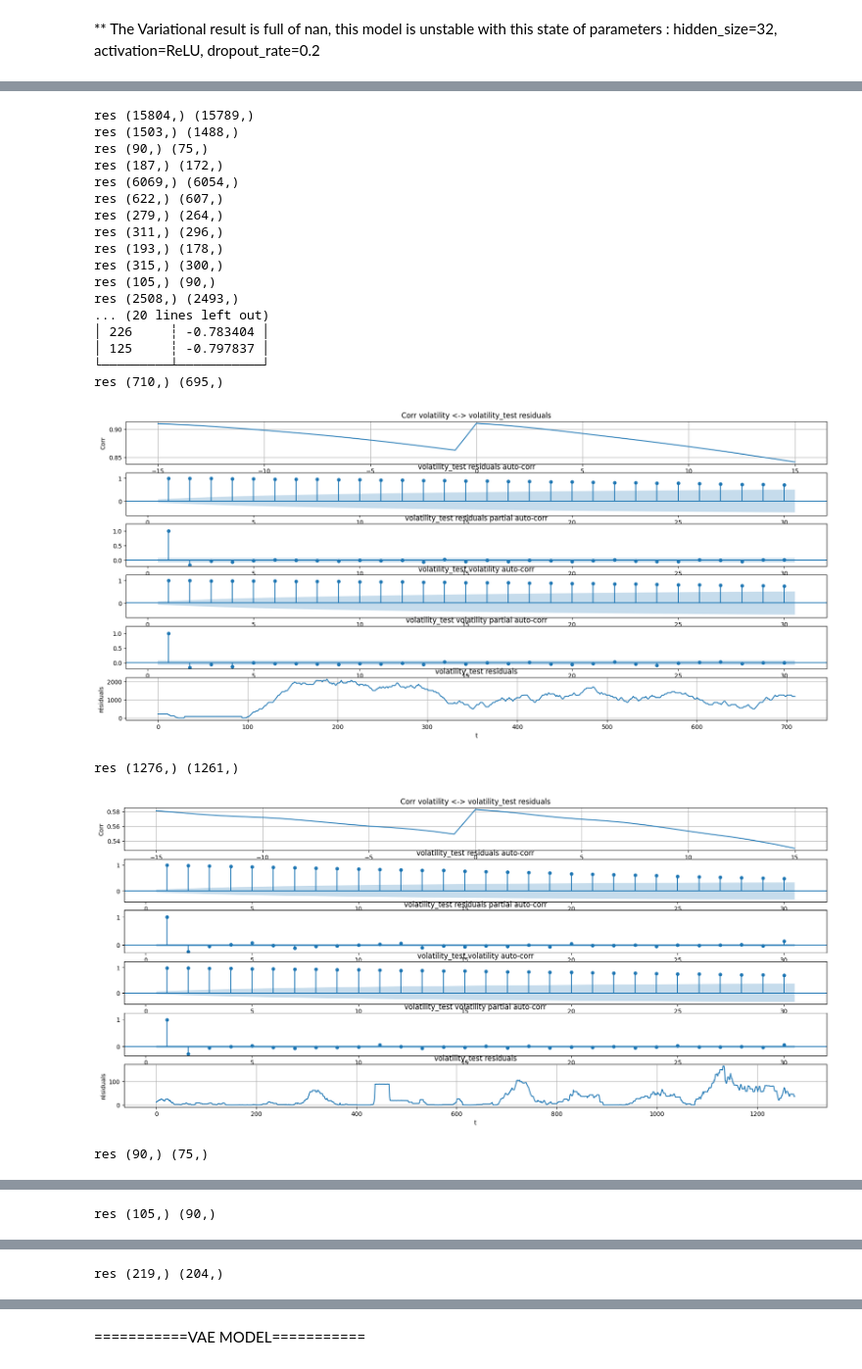
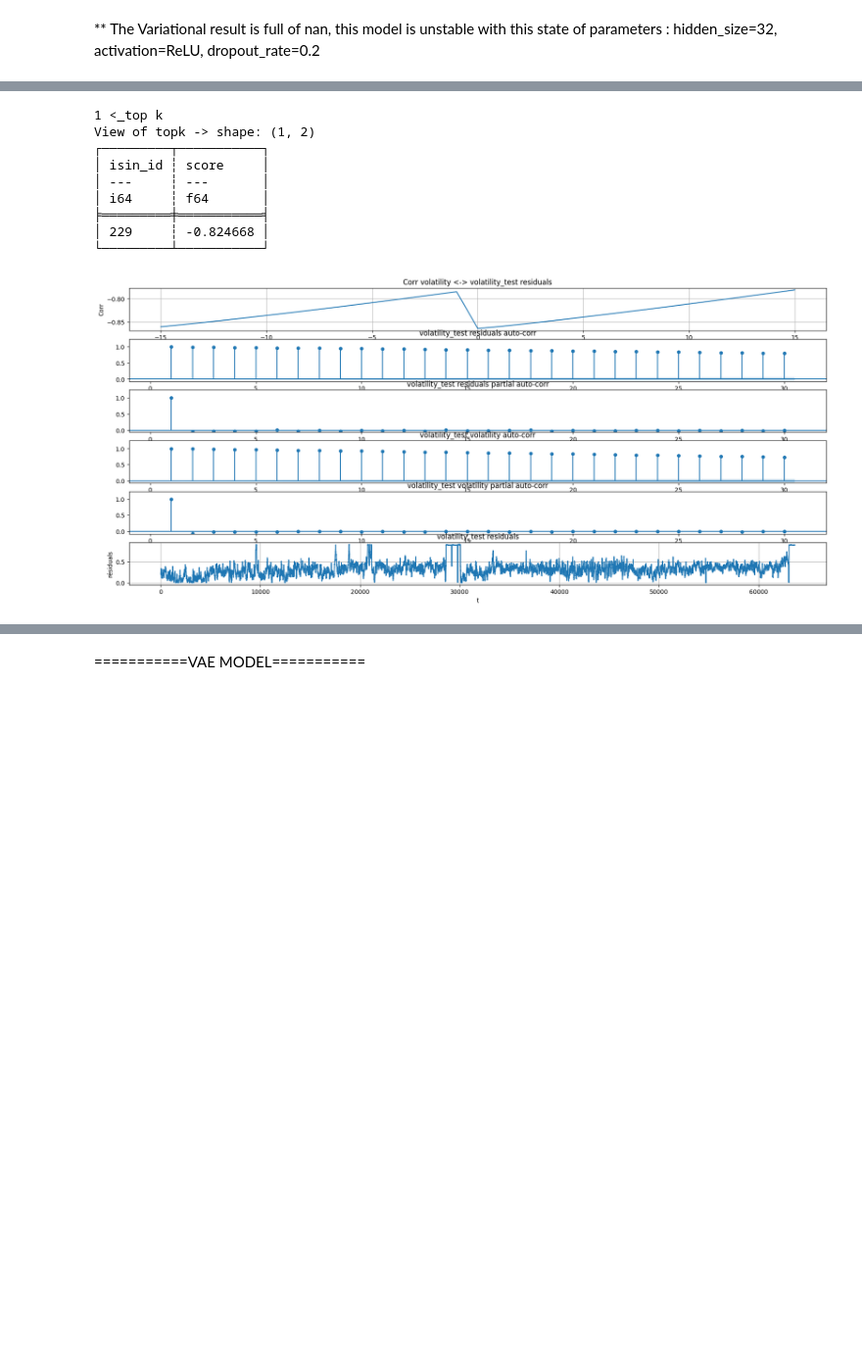
Before and after one commit to ArseneD10/clustering-euronext-trades, a Jupyter notebook: notebook.ipynb, the cells around one changed output, grey strips where cells are left out. Shown at 98% size. Saved outputs shown, nothing was run; the diff lists cells and outputs as text; code cells hidden in the pictures; blank space fills up the shorter version.

Commit message:
re-train model && add reference model

```diff
--- a/notebook.ipynb
+++ b/notebook.ipynb
@@ -336,6 +358,6 @@ buffer_test = dx.buffer_from_vector([buffer[i] for i in range(train_lenght, len(
 #volatility_sequence_train = mx.array([[float(buffer_train[i]["target"]), int(buffer_train[i]["categorical"][0, 1])]for i in range(len(buffer_train))], dtype=mx.float32)
 volatility_sequence_test = mx.array([[float(buffer_test[i]["target"]), int(buffer_test[i]["categorical"][0, 1])] for i in range(len(buffer_test))], dtype=mx.float32)
 
-analyse_volatility_residuals(model=volatility_model, buffer=buffer_test, volatility_sequence=volatility_sequence_test, scale=VOLATILITY_SCALE, categorical_col=CATEGORIAL_COLUMNS, save_fig = True, name="volatility_test")
+analyse_volatility_residuals(model=volatility_model, buffer=buffer_test, volatility_sequence=volatility_sequence_test, scale=VOLATILITY_SCALE, categorical_col=CATEGORIAL_COLUMNS, save_fig = True, name="volatility_test", top_pct=1.0)
 #analyse_volatility_residuals(model=volatility_model, buffer=buffer_train, volatility_sequence=volatility_sequence_train, scale=VOLATILITY_SCALE, categorical_col=CATEGORIAL_COLUMNS,save_fig = True, name="volatility_train")
 # %% [output]
@@ -343,23 +365,12 @@ Target mean -->  0.9091287 +/- 2.4164083
 references quantile --> [0.25, 0.5, 0.75, 0.9]
 Target quantile --> [0.38796467 0.55826437 0.85665661 1.62671494]
-res (15804,) (15789,)
-res (1503,) (1488,)
-res (90,) (75,)
-res (187,) (172,)
-res (6069,) (6054,)
-res (622,) (607,)
-res (279,) (264,)
-res (311,) (296,)
-res (193,) (178,)
-res (315,) (300,)
-res (105,) (90,)
-res (2508,) (2493,)
-... (20 lines left out)
-│ 226     ┆ -0.783404 │
-│ 125     ┆ -0.797837 │
+1 <_top k
+View of topk -> shape: (1, 2)
+┌─────────┬───────────┐
+│ isin_id ┆ score     │
+│ ---     ┆ ---       │
+│ i64     ┆ f64       │
+╞═════════╪═══════════╡
+│ 229     ┆ -0.824668 │
 └─────────┴───────────┘
-res (710,) (695,)
-[figure, old version]
+[figure, new version]
-res (1276,) (1261,)
-[figure, removed]
-res (90,) (75,)
@@ -367 +376,0 @@ res (90,) (75,)
-res (105,) (90,)
@@ -369 +376,0 @@ res (105,) (90,)
-res (219,) (204,)
```
Also changed, not shown: parts of 7 cells of this notebook, 6 other files.
